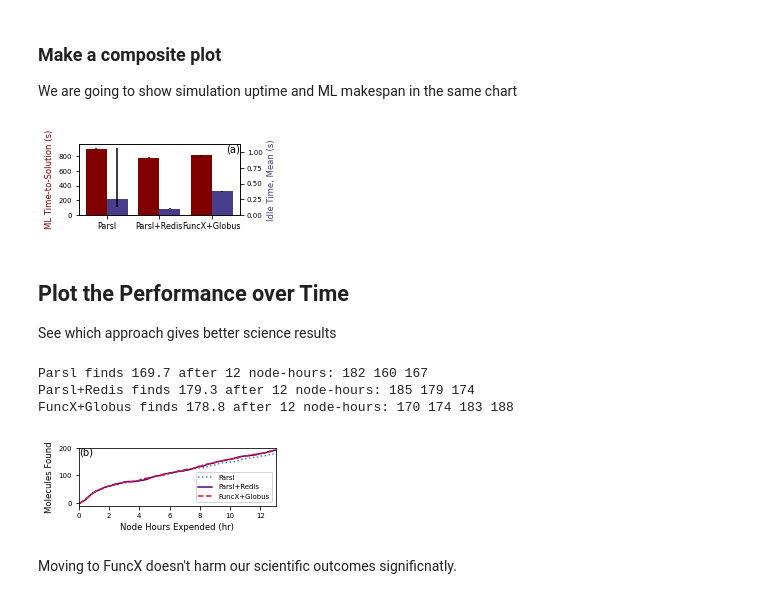
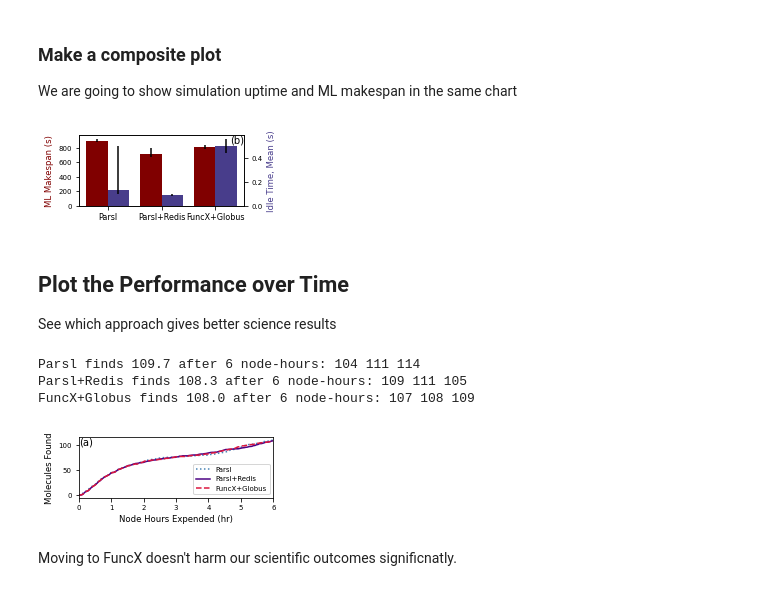
Before and after one commit to exalearn/multi-site-campaigns, a Jupyter notebook: molecular-design/notebooks/compare-to-parsl.ipynb, the cells around one changed output. Drawn from its saved outputs; the diff is of its cells as text; code cells hidden in the pictures.

```diff
--- a/molecular-design/notebooks/compare-to-parsl.ipynb
+++ b/molecular-design/notebooks/compare-to-parsl.ipynb
@@ -18,9 +18,9 @@ import json
 We want the FuncX, and Parsl with and without ProxyStore
 # %%
 runs = {
-    'Parsl': Path('./prod-runs/8KNL-8V100-continuous-no-ps/'),
-    'Parsl+Redis': Path('./prod-runs/8KNL-8V100-continuous-parsl-redis/'),
-    'FuncX+Globus': Path('./prod-runs/8KNL-8V100-continuous/'),
+    'Parsl': Path('./prod-runs/8KNL-20T4-no-ps/'),
+    'Parsl+Redis': Path('./prod-runs/8KNL-20T4-parsl/'),
+    'FuncX+Globus': Path('./prod-runs/8KNL-20T4-funcx/'),
 }
 # %% [markdown]
 ## Get the time to complete training
@@ -107,7 +109,10 @@ def get_idle_times(run_path: Path) -> np.ndarray:
 
     for path in repeats:
         # Load in the simulation records
-        results = pd.read_json(path / 'simulation-results.json', lines=True)
+        try:
+            results = pd.read_json(path / 'simulation-results.json', lines=True)
+        except Exception as e:
+            raise ValueError(f'Failed to read {path}') from e
 
         # Get the hostname for the worker
         results['hostname'] = results['worker_info'].apply(lambda x: x.get('hostname') if x is not None else None)
@@ -184,33 +194,33 @@ We are going to show simulation uptime and ML makespan in the same chart
 # %%
 fig, ax = plt.subplots(figsize=(3.5, 1.5))
 
-ax.text(1, 1, '(a)', ha='right', va='top', transform=ax.transAxes)
+ax.text(1, 1, '(b)', ha='right', va='top', transform=ax.transAxes)
 
 # Plot the ML makespan
 spans = dict((k, get_training_spans(v)) for k, v in runs.items())
 medians = [np.median(v) for v in spans.values()]
 errors = np.abs([np.percentile(v, [40, 60]) - np.median(v) for v in spans.values()])
 ax.bar(np.arange(len(spans)) - 0.4, medians, yerr=errors.T, color='maroon', width=0.4, align='edge')
 
-ax.set_ylabel('ML Time-to-Solution (s)', color='maroon')
+ax.set_ylabel('ML Makespan (s)', color='maroon')
 
 # Plot the QC idletime
 ax2 = ax.twinx()
 spans = dict((k, get_idle_times(v)) for k, v in runs.items())
 medians = [np.median(v) for v in spans.values()]
 errors = np.abs([np.percentile(v, [40, 60]) - np.median(v) for v in spans.values()])
 ax2.bar(range(len(spans)), medians, yerr=errors.T, color='darkslateblue', width=0.4, align='edge')
 
 ax2.set_ylabel('Idle Time, Mean (s)', color='darkslateblue')
 
 ax.set_xticks(range(len(spans)))
 ax.set_xticklabels(runs, fontsize=8)
 
 fig.tight_layout()
 fig.savefig('figures/parsl-comparision_latencies.png', dpi=320)
 fig.savefig('figures/parsl-comparision_latencies.pdf')
 # %% [output]
-[figure, old version]
+[figure, new version]
 # %% [markdown]
 ## Plot the Performance over Time
 See which approach gives better science results
@@ -255,7 +265,7 @@ def get_simulation_outcome(path) -> pd.DataFrame:
 # %%
 fig, ax = plt.subplots(figsize=(3.5, 1.5))
 
-ax.text(0, 1, '(b)', ha='left', va='top', transform=ax.transAxes)
+ax.text(0, 1, '(a)', ha='left', va='top', transform=ax.transAxes)
 
 colors = {
     'Parsl': 'steelblue',
@@ -263,7 +273,7 @@ colors = {
     'Parsl+Redis': 'indigo'
 }
 
-length = 13
+length = 6
 for (name, run_path), ls in zip(runs.items(), [':', '-', '--']):
     # Make an interpolator for the trajectory for each duplicate run
     # Loop over all duplicates
@@ -279,9 +289,9 @@ for (name, run_path), ls in zip(runs.items(), [':', '-', '--']):
     # Plot the mean over the runs
     points = np.linspace(0, length, 128)
     scores = [i(points) for i in interps]
-    counts = [i(12) for i in interps]
+    counts = [i(length) for i in interps]
     score = np.mean(counts, axis=0)
-    print(f'{name} finds {np.mean([i(12) for i in interps]):.1f} after 12 node-hours: '
+    print(f'{name} finds {np.mean([i(length) for i in interps]):.1f} after {length} node-hours: '
           + " ".join(f"{x:.0f}" for x in counts))
 
     ax.plot(points, np.mean(scores, axis=0), color=colors[name], linestyle=ls, label=name)
@@ -300,9 +310,9 @@ fig.tight_layout()
 fig.savefig('figures/parsl-comparision_active-learning-performance.png', dpi=320)
 fig.savefig('figures/parsl-comparision_active-learning-performance.pdf')
 # %% [output]
-Parsl finds 169.7 after 12 node-hours: 182 160 167
-Parsl+Redis finds 179.3 after 12 node-hours: 185 179 174
-FuncX+Globus finds 178.8 after 12 node-hours: 170 174 183 188
+Parsl finds 109.7 after 6 node-hours: 104 111 114
+Parsl+Redis finds 108.3 after 6 node-hours: 109 111 105
+FuncX+Globus finds 108.0 after 6 node-hours: 107 108 109
-[figure, old version]
+[figure, new version]
 # %% [markdown]
 Moving to FuncX doesn't harm our scientific outcomes significnatly.
```
Also changed, not shown: parts of 4 cells of this notebook, 17 other files.
